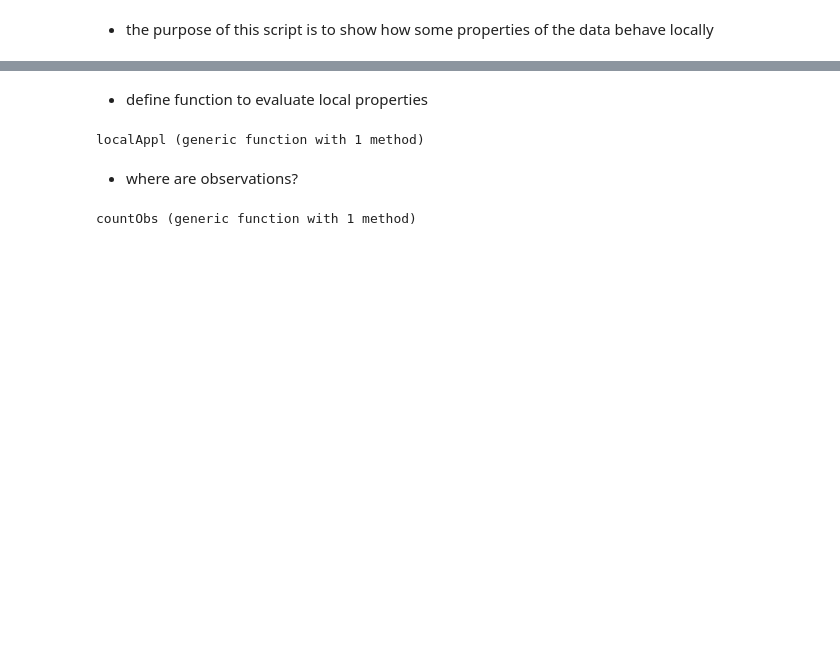
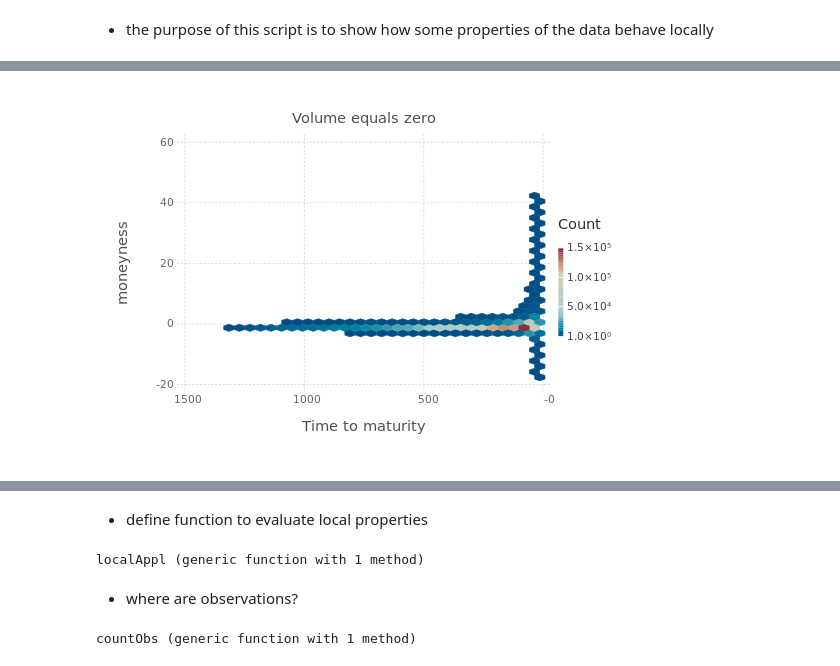
Before and after one commit to JuliaFinMetriX/option_prices, a Jupyter notebook: notebooks/get_local_properties.ipynb, the cells around one changed output, grey strips where cells are left out. Cells and saved outputs as stored; diff of their text form; code cells hidden in the pictures; blank space fills up the shorter version.

```diff
--- a/notebooks/get_local_properties.ipynb
+++ b/notebooks/get_local_properties.ipynb
@@ -73,0 +97,15 @@ fullData
+# %%
+mnynessCol = :SclMny
+ttmCol = :Days_to_Maturity
+
+obsInd = locData[:Volume] .== 0
+obsInd = convert(Array, obsInd, false)
+
+smallData = locData[obsInd, [mnynessCol, ttmCol]]
+
+currPlot = Gadfly.plot(smallData, x=ttmCol, y=mnynessCol, Geom.hexbin(xbincount=50, ybincount=50),
+Scale.x_continuous(labels=x -> @sprintf("%6.0f", -x), maxvalue = 0),
+Scale.y_continuous(labels=x -> @sprintf("%6.0f", x)),
+Guide.xlabel("Time to maturity"), Guide.ylabel("moneyness"), Guide.title("Volume equals zero"))
+# %% [output]
+[figure, added]
```
Also changed, not shown: parts of 27 cells of this notebook, 2 other files.
